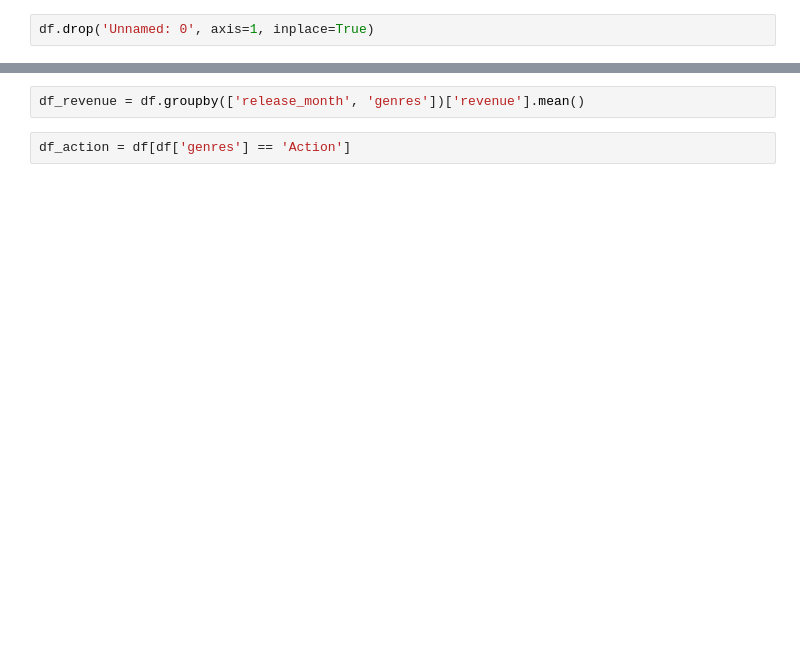
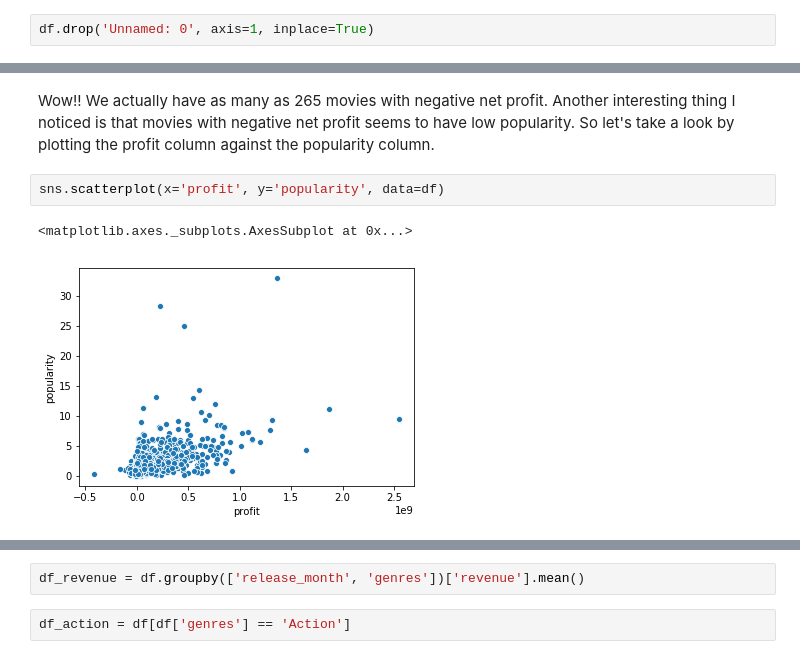
Before and after one commit to iqbalpratama20/Data-Science, a Jupyter notebook: TMDBMovies/Analysis.ipynb, the cells around one changed output, grey strips where cells are left out. Cells and saved outputs as stored; diff of their text form; blank space fills up the shorter version.

```diff
--- a/TMDBMovies/Analysis.ipynb
+++ b/TMDBMovies/Analysis.ipynb
@@ -34,0 +91,7 @@ df.head()
+# %% [markdown]
+Wow!! We actually have as many as 265 movies with negative net profit. Another interesting thing I noticed is that movies with negative net profit seems to have low popularity. So let's take a look by plotting the profit column against the popularity column.
+# %%
+sns.scatterplot(x='profit', y='popularity', data=df)
+# %% [output]
+<matplotlib.axes._subplots.AxesSubplot at 0x...>
+[figure, added]
```
Also changed, not shown: parts of 42 cells of this notebook.
